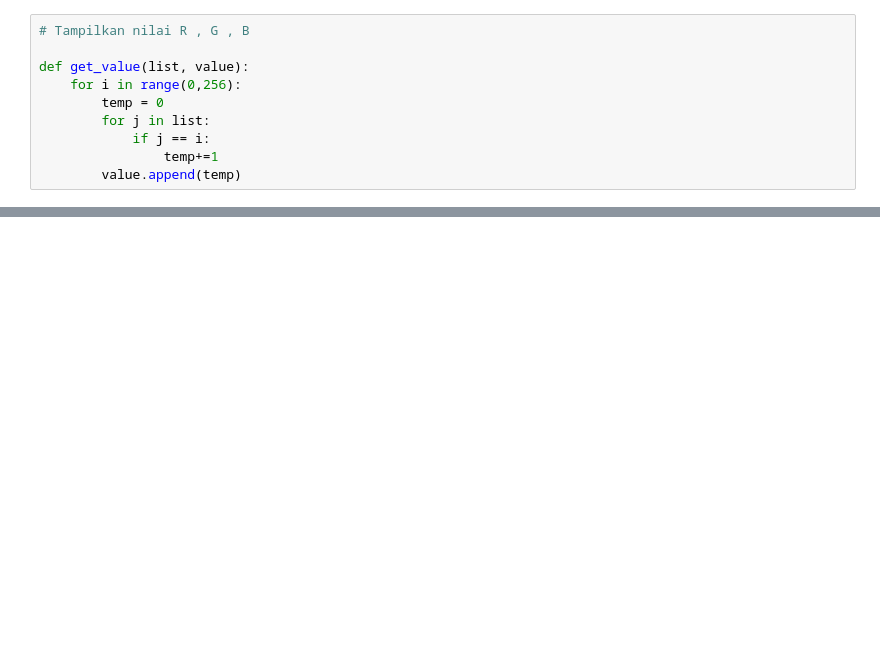
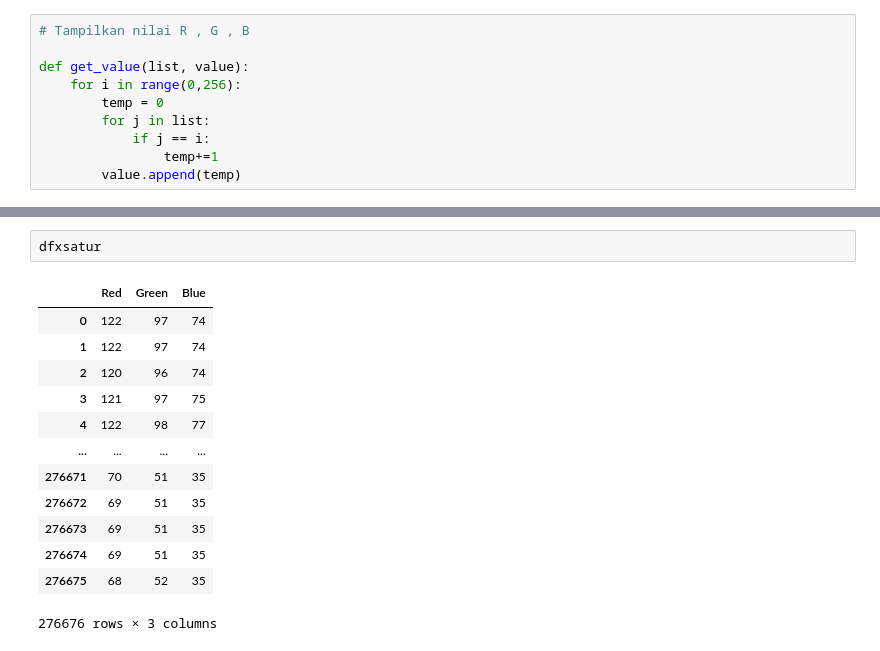
Before and after one commit to zodplugin/PengolahanCitra, a Jupyter notebook: M1_Pengolahan_Citra.ipynb, the cells around one changed output, grey strips where cells are left out. Drawn from its saved outputs; the diff is of its cells as text; blank space fills up the shorter version.

```diff
--- a/M1_Pengolahan_Citra.ipynb
+++ b/M1_Pengolahan_Citra.ipynb
@@ -147,0 +187,16 @@ Sum:    10000   10000   10000   10006
+# %%
+dfxsatur
+# %% [output]
+|  | Red | Green | Blue |
+| 0 | 122 | 97 | 74 |
+| 1 | 122 | 97 | 74 |
+| 2 | 120 | 96 | 74 |
+| 3 | 121 | 97 | 75 |
+| 4 | 122 | 98 | 77 |
+| ... | ... | ... | ... |
+| 276671 | 70 | 51 | 35 |
+| 276672 | 69 | 51 | 35 |
+| 276673 | 69 | 51 | 35 |
+| 276674 | 69 | 51 | 35 |
+| 276675 | 68 | 52 | 35 |
+276676 rows × 3 columns
```
Also changed, not shown: parts of 19 cells of this notebook.
